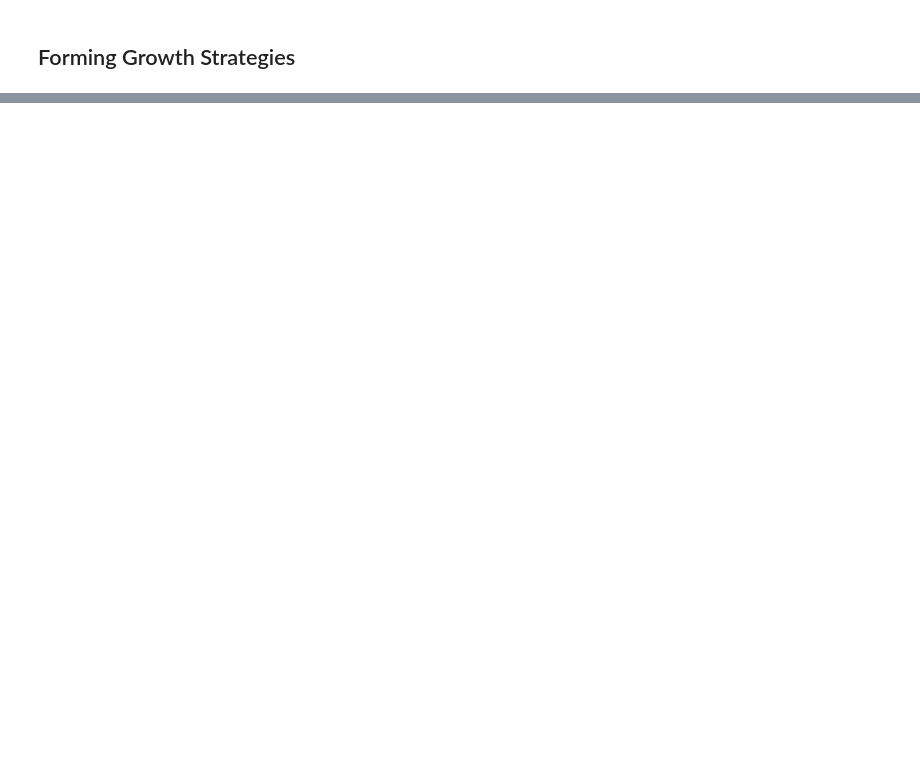
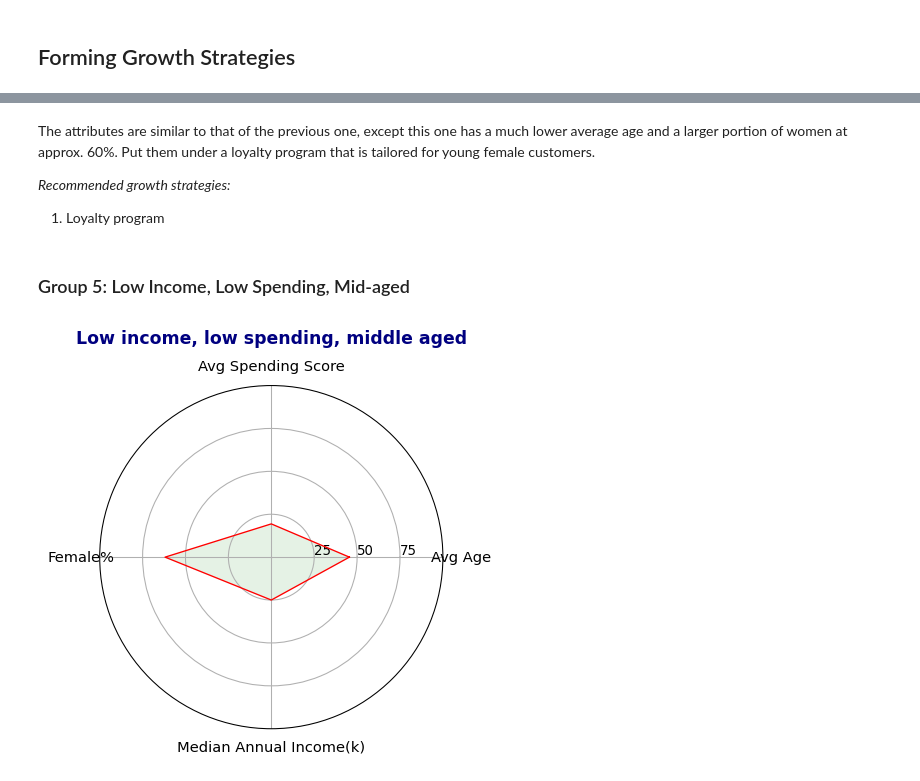
Before and after one commit to Kpeng511/Customer-Clustering, a Jupyter notebook: mall.ipynb, the cells around one changed output, grey strips where cells are left out. Cells and saved outputs as stored; diff of their text form; code cells hidden in the pictures; blank space fills up the shorter version.

```diff
--- a/mall.ipynb
+++ b/mall.ipynb
@@ -564,0 +589,12 @@ plot_radar(temp, columns, 1)
+# %% [markdown]
+The attributes are similar to that of the previous one, except this one has a much lower average age and a larger portion of women at approx. 60%. Put them under a loyalty program that is tailored for young female customers.
+
+*Recommended growth strategies:*
+1. Loyalty program
+# %% [markdown]
+### Group 5: Low Income, Low Spending, Mid-aged
+# %%
+plt.figure(figsize=(1600/my_dpi, 1000/my_dpi), dpi=my_dpi)
+plot_radar(temp, columns, 5)
+# %% [output]
+[figure, added]
```
Also changed, not shown: parts of 25 cells of this notebook.
